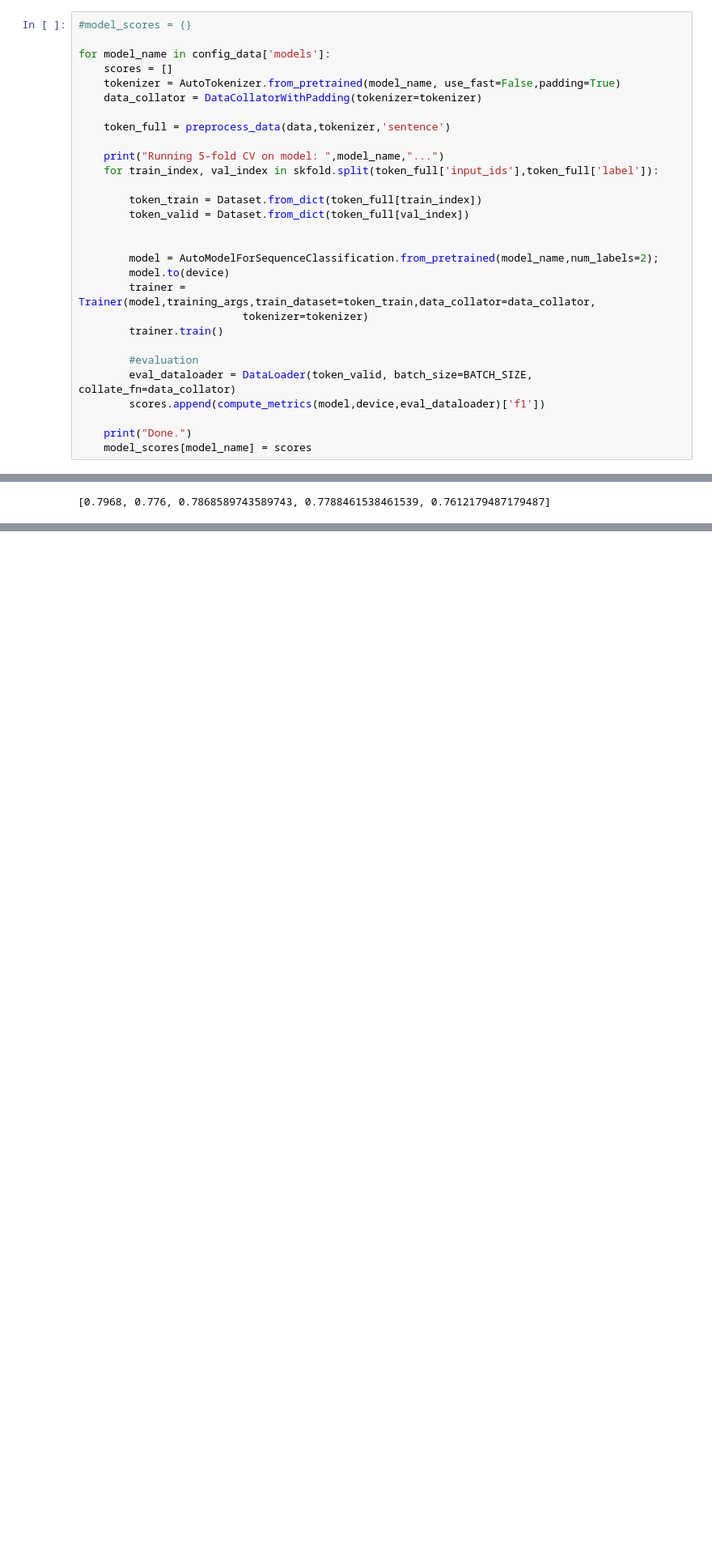
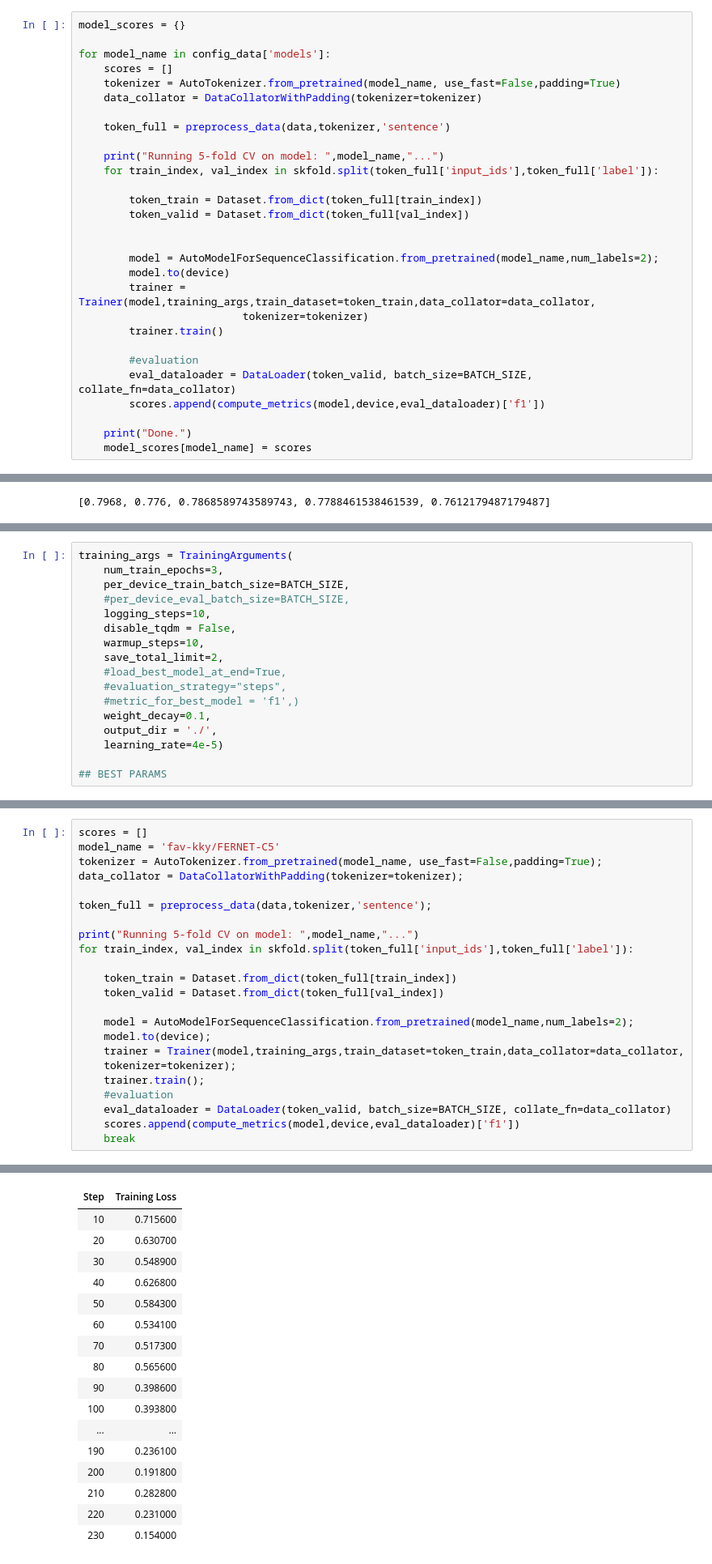
Before and after one commit to horychtom/czech-media-bias-detection, a Jupyter notebook: notebooks/media/baseline/baseline_czech.ipynb, the cells around one changed output, grey strips where cells are left out. Shown at 81% size. Cells and saved outputs as stored; diff of their text form; blank space fills up the shorter version.

```diff
--- a/notebooks/media/baseline/baseline_czech.ipynb
+++ b/notebooks/media/baseline/baseline_czech.ipynb
@@ -87,5 +78,5 @@ scores
 # %%
-#model_scores = {}
+model_scores = {}
 
 for model_name in config_data['models']:
     scores = []
@@ -219,0 +143,17 @@ model_scores['ufal/robeczech-base']
+# %%
+training_args = TrainingArguments(
+    num_train_epochs=3,
+    per_device_train_batch_size=BATCH_SIZE,
+    #per_device_eval_batch_size=BATCH_SIZE,
+    logging_steps=10,
+    disable_tqdm = False,
+    warmup_steps=10,
+    save_total_limit=2,
+    #load_best_model_at_end=True,
+    #evaluation_strategy="steps",
+    #metric_for_best_model = 'f1',)
+    weight_decay=0.1,
+    output_dir = './',
+    learning_rate=4e-5)
+
+## BEST PARAMS
@@ -219,0 +162,24 @@ model_scores['ufal/robeczech-base']
+# %%
+scores = []
+model_name = 'fav-kky/FERNET-C5'
+tokenizer = AutoTokenizer.from_pretrained(model_name, use_fast=False,padding=True);
+data_collator = DataCollatorWithPadding(tokenizer=tokenizer);
+
+token_full = preprocess_data(data,tokenizer,'sentence');
+
+print("Running 5-fold CV on model: ",model_name,"...")
+for train_index, val_index in skfold.split(token_full['input_ids'],token_full['label']):
+
+    token_train = Dataset.from_dict(token_full[train_index])
+    token_valid = Dataset.from_dict(token_full[val_index])
+
+    model = AutoModelForSequenceClassification.from_pretrained(model_name,num_labels=2);
+    model.to(device);
+    trainer = Trainer(model,training_args,train_dataset=token_train,data_collator=data_collator,
+    tokenizer=tokenizer);
+    trainer.train();
+    #evaluation
+    eval_dataloader = DataLoader(token_valid, batch_size=BATCH_SIZE, collate_fn=data_collator)
+    scores.append(compute_metrics(model,device,eval_dataloader)['f1'])
+    break
+# %% [output]
@@ -219,0 +222,17 @@ model_scores['ufal/robeczech-base']
+| Step | Training Loss |
+| 10 | 0.715600 |
+| 20 | 0.630700 |
+| 30 | 0.548900 |
+| 40 | 0.626800 |
+| 50 | 0.584300 |
+| 60 | 0.534100 |
+| 70 | 0.517300 |
+| 80 | 0.565600 |
+| 90 | 0.398600 |
+| 100 | 0.393800 |
+| ... | ... |
+| 190 | 0.236100 |
+| 200 | 0.191800 |
+| 210 | 0.282800 |
+| 220 | 0.231000 |
+| 230 | 0.154000 |
```
Also changed, not shown: parts of 10 cells of this notebook.
